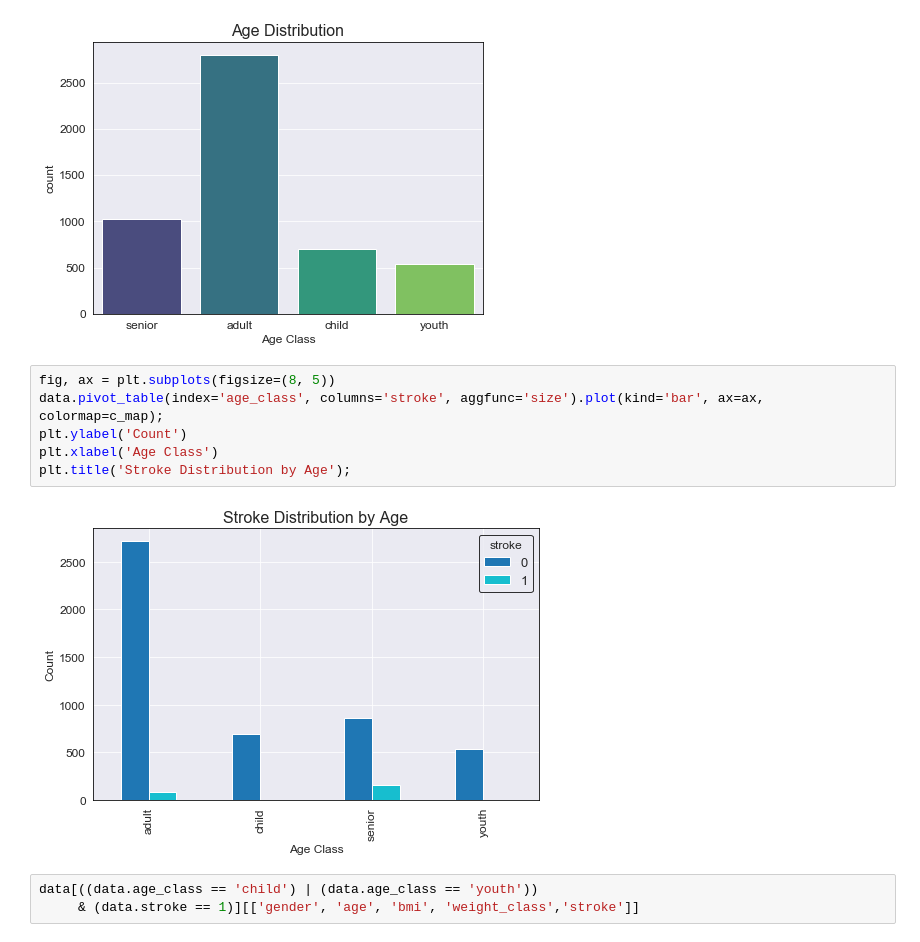
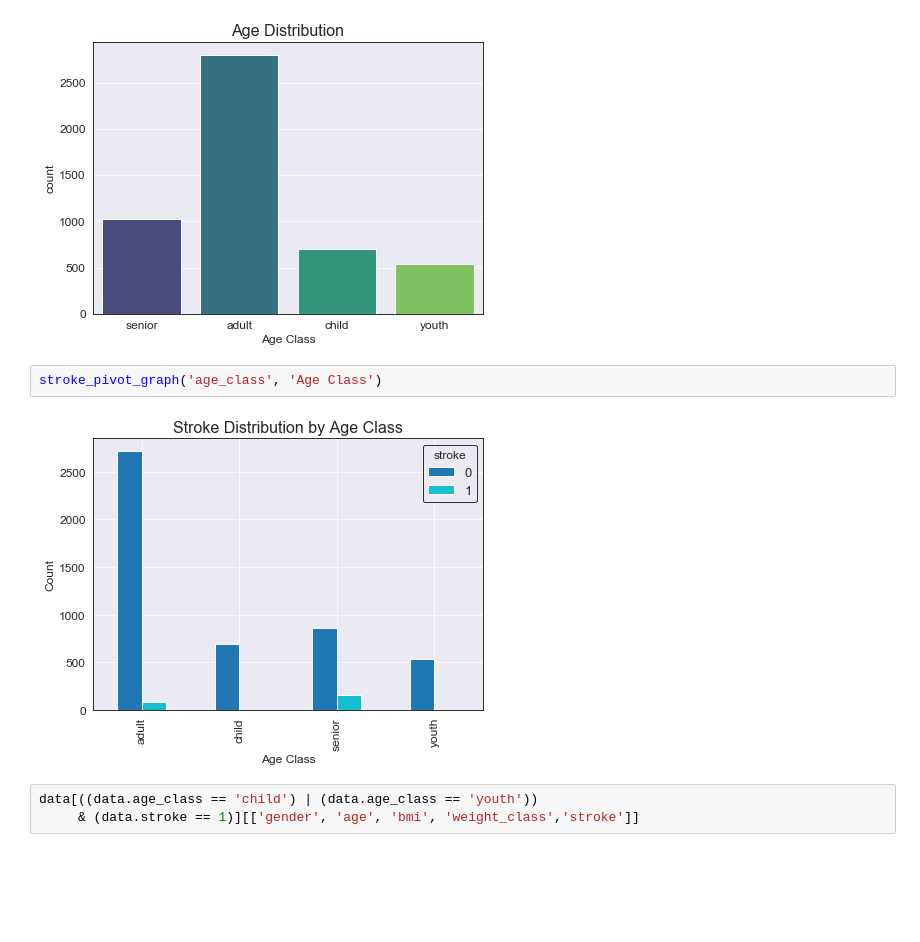
Before and after one commit to dhelms1/stroke_prediction, a Jupyter notebook: stroke_prediction.ipynb, the cells around one changed output. Cells and saved outputs as stored; diff of their text form; blank space fills up the shorter version.

```diff
--- a/stroke_prediction.ipynb
+++ b/stroke_prediction.ipynb
@@ -258,14 +256,10 @@ plt.xlabel('Age Class')
 plt.show();
 # %% [output]
 [figure]
-# %%
-fig, ax = plt.subplots(figsize=(8, 5))
-data.pivot_table(index='age_class', columns='stroke', aggfunc='size').plot(kind='bar', ax=ax, colormap=c_map);
-plt.ylabel('Count')
-plt.xlabel('Age Class')
-plt.title('Stroke Distribution by Age');
-# %% [output]
-[figure, removed]
+# %%
+stroke_pivot_graph('age_class', 'Age Class')
+# %% [output]
+[figure, added]
 # %%
 data[((data.age_class == 'child') | (data.age_class == 'youth'))
      & (data.stroke == 1)][['gender', 'age', 'bmi', 'weight_class','stroke']]
```
Also changed, not shown: parts of 38 cells of this notebook, 3 other files.
